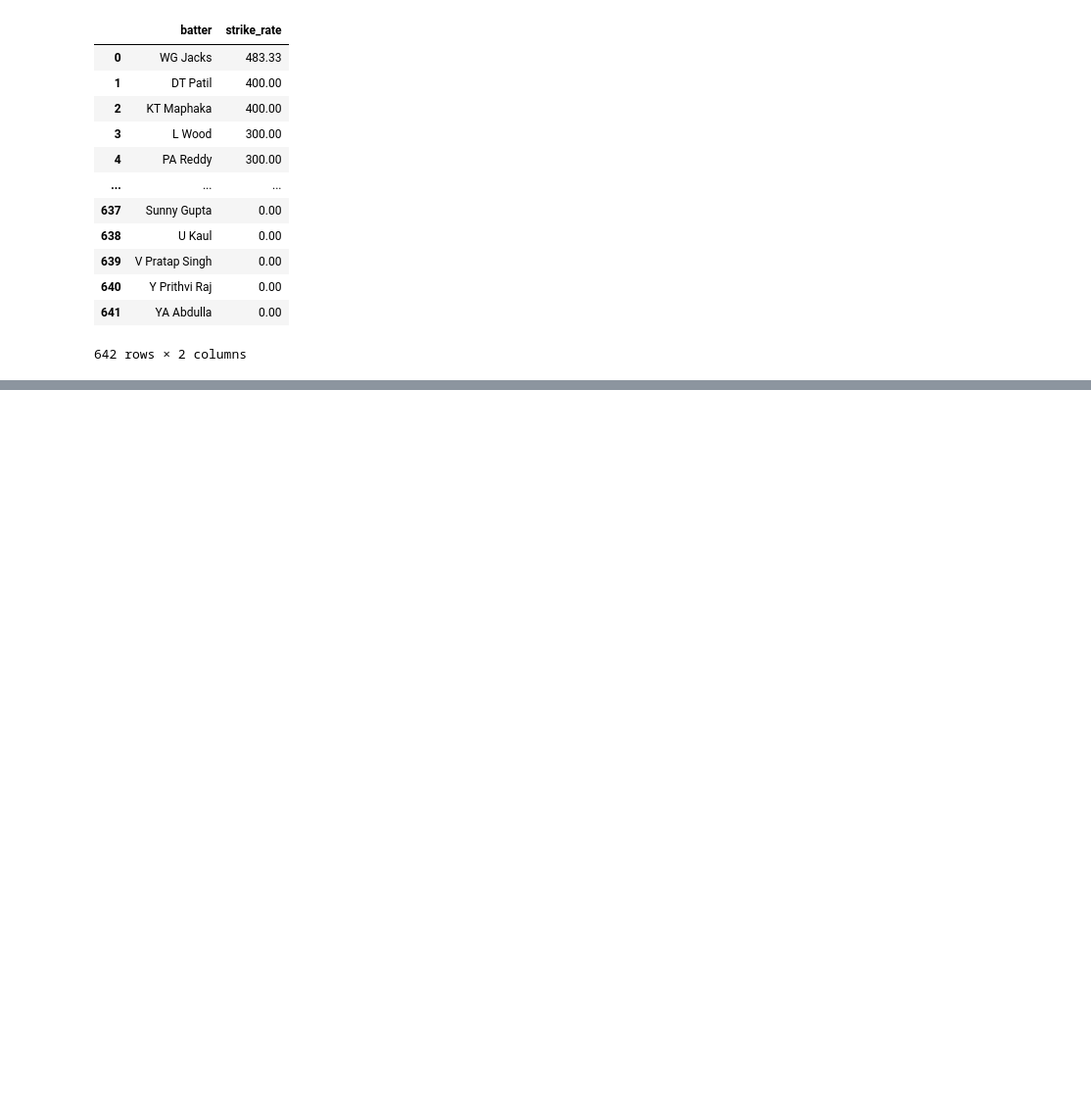
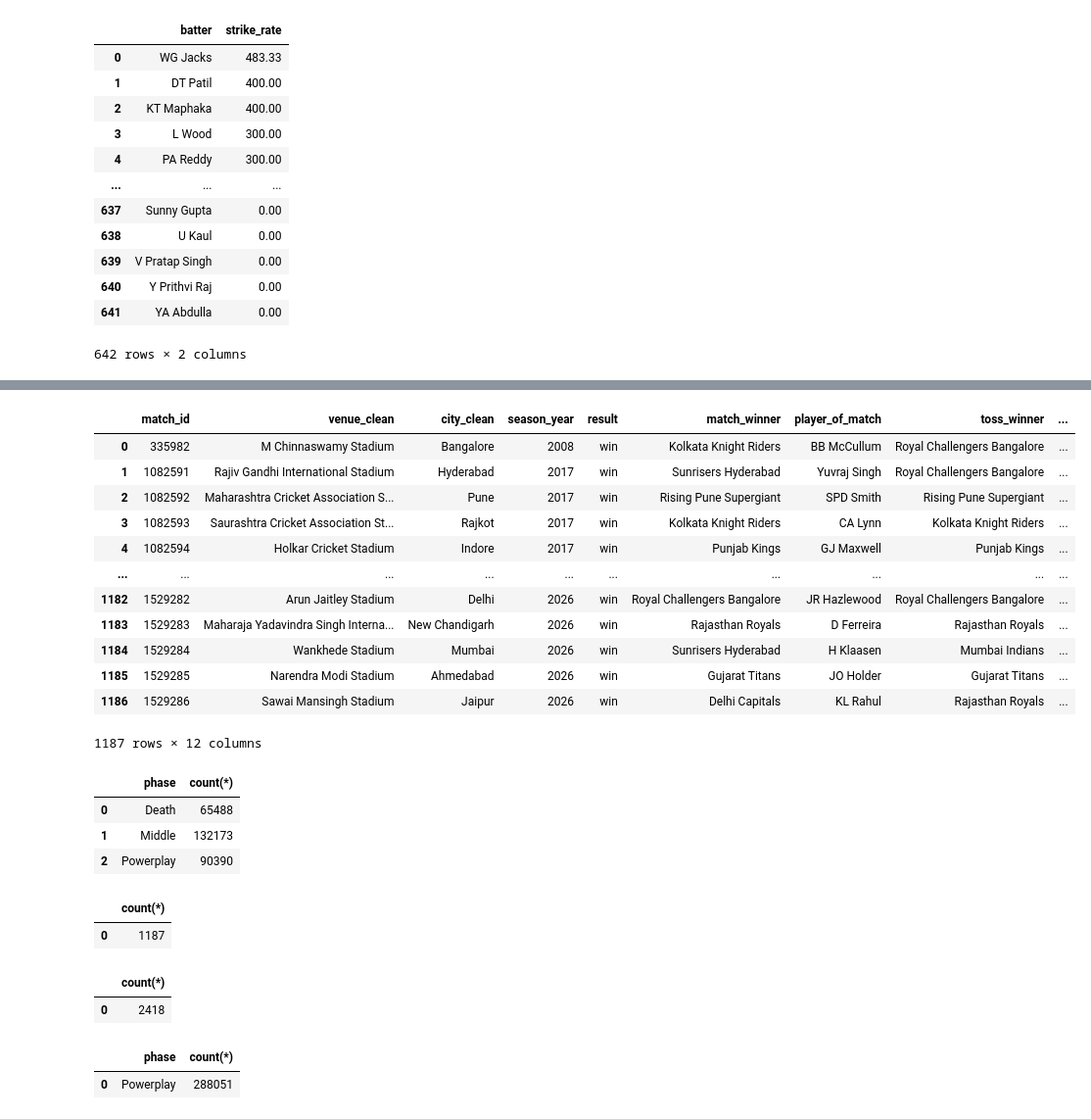
Before and after one commit to minshanmak/ipl_proj_3.1_sem_3, a Jupyter notebook: notebooks/Data_Analysis.ipynb, the cells around one changed output, grey strips where cells are left out. Shown at 98% size. Cells and saved outputs as stored; diff of their text form; code cells hidden in the pictures; blank space fills up the shorter version.

Commit message:
add analysis : phase ,role,toss,chases and venue findings with charts

```diff
--- a/notebooks/Data_Analysis.ipynb
+++ b/notebooks/Data_Analysis.ipynb
@@ -48,0 +49,39 @@ FileNotFoundError: [Errno 2] No such file or directory: '..sql/09_analysis_views
+# %%
+q(""" select *
+from v_match_totals;""")
+# %% [output]
+|  | match_id | venue_clean | city_clean | season_year | result | match_winner | player_of_match | toss_winner | ... |
+| 0 | 335982 | M Chinnaswamy Stadium | Bangalore | 2008 | win | Kolkata Knight Riders | BB McCullum | Royal Challengers Bangalore | ... |
+| 1 | 1082591 | Rajiv Gandhi International Stadium | Hyderabad | 2017 | win | Sunrisers Hyderabad | Yuvraj Singh | Royal Challengers Bangalore | ... |
+| 2 | 1082592 | Maharashtra Cricket Association S... | Pune | 2017 | win | Rising Pune Supergiant | SPD Smith | Rising Pune Supergiant | ... |
+| 3 | 1082593 | Saurashtra Cricket Association St... | Rajkot | 2017 | win | Kolkata Knight Riders | CA Lynn | Kolkata Knight Riders | ... |
+| 4 | 1082594 | Holkar Cricket Stadium | Indore | 2017 | win | Punjab Kings | GJ Maxwell | Punjab Kings | ... |
+| ... | ... | ... | ... | ... | ... | ... | ... | ... | ... |
+| 1182 | 1529282 | Arun Jaitley Stadium | Delhi | 2026 | win | Royal Challengers Bangalore | JR Hazlewood | Royal Challengers Bangalore | ... |
+| 1183 | 1529283 | Maharaja Yadavindra Singh Interna... | New Chandigarh | 2026 | win | Rajasthan Royals | D Ferreira | Rajasthan Royals | ... |
+| 1184 | 1529284 | Wankhede Stadium | Mumbai | 2026 | win | Sunrisers Hyderabad | H Klaasen | Mumbai Indians | ... |
+| 1185 | 1529285 | Narendra Modi Stadium | Ahmedabad | 2026 | win | Gujarat Titans | JO Holder | Gujarat Titans | ... |
+| 1186 | 1529286 | Sawai Mansingh Stadium | Jaipur | 2026 | win | Delhi Capitals | KL Rahul | Rajasthan Royals | ... |
+1187 rows × 12 columns
+# %%
+q("""select phase, count(*) from v_ball group by phase;""")
+# %% [output]
+|  | phase | count(*) |
+| 0 | Death | 65488 |
+| 1 | Middle | 132173 |
+| 2 | Powerplay | 90390 |
+# %%
+q("""select count(*) from v_match_totals;""")
+# %% [output]
+|  | count(*) |
+| 0 | 1187 |
+# %%
+q("""select count(*) from v_innings;""")
+# %% [output]
+|  | count(*) |
+| 0 | 2418 |
+# %%
+q("""select phase ,count(*) from v_ball;""")
+# %% [output]
+|  | phase | count(*) |
+| 0 | Powerplay | 288051 |
```
Also changed, not shown: parts of 41 cells of this notebook, 4 other files.
